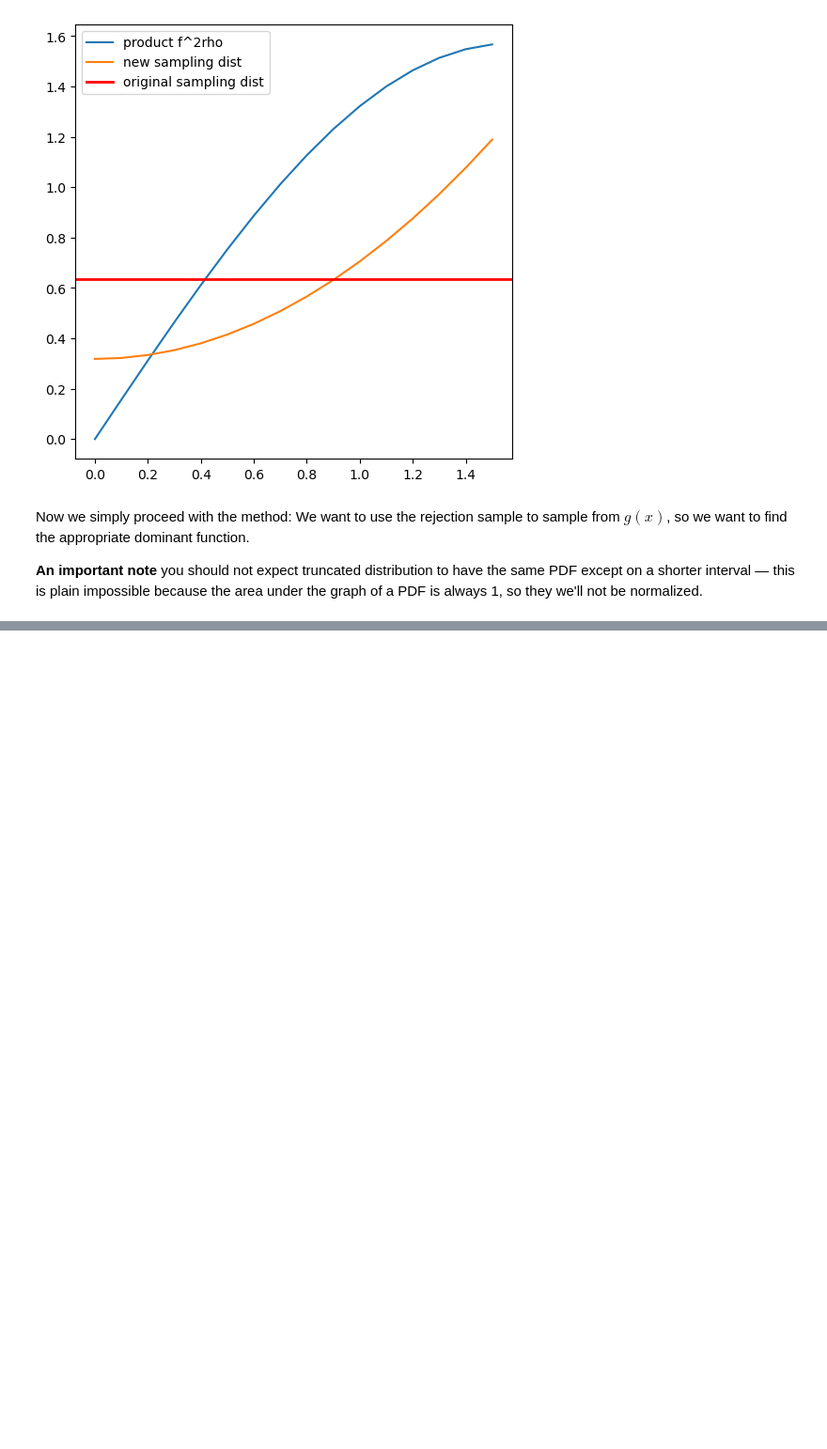
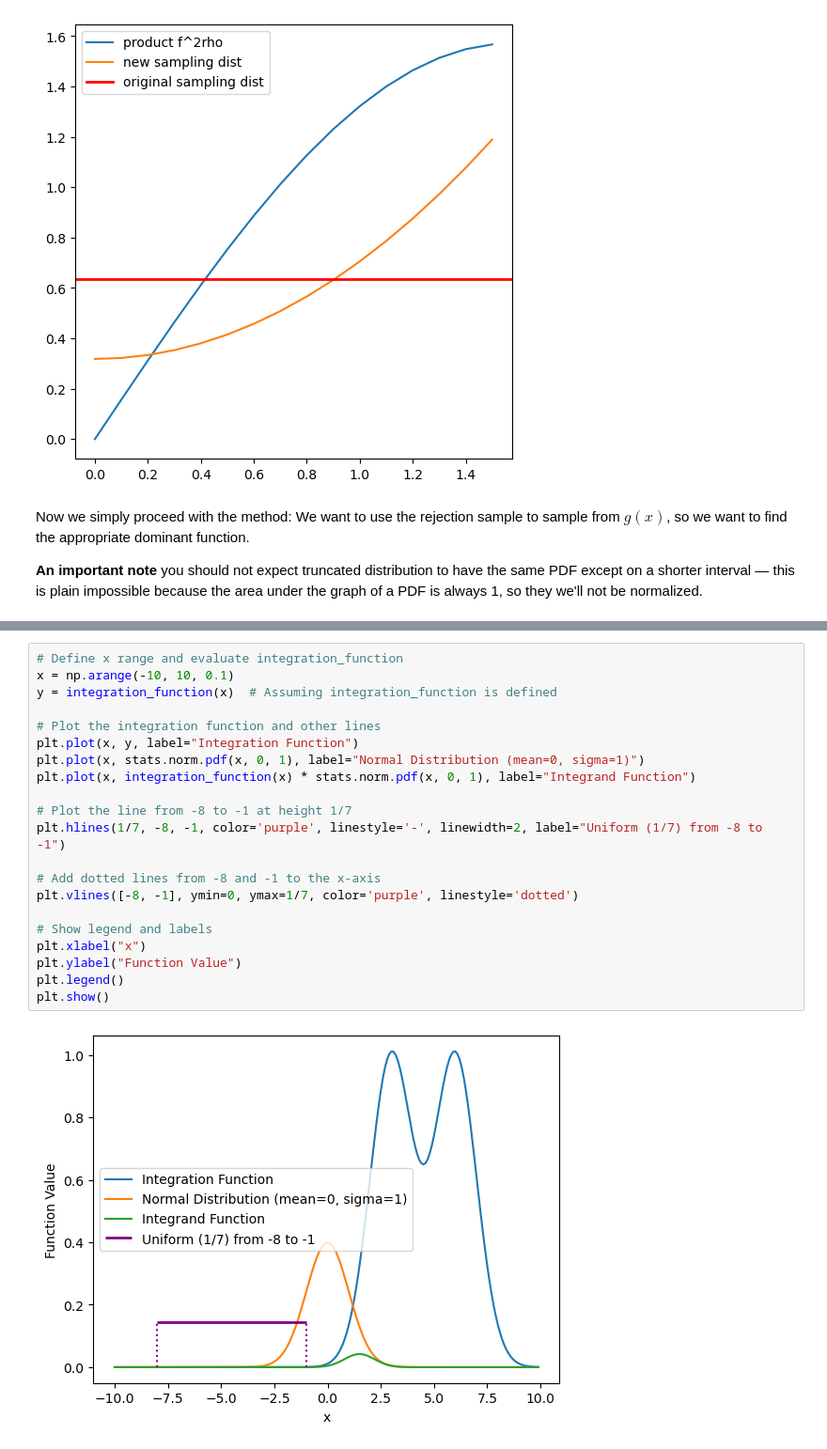
Before and after one commit to nunziatodamino/NMSM_2024, a Jupyter notebook: Block 1/Exercise 3 - Importance sampling.ipynb, the cells around one changed output, grey strips where cells are left out. Shown: that part at 94% size. Saved outputs shown, nothing was run; the diff lists cells and outputs as text; blank space fills up the shorter version.

```diff
--- a/Block 1/Exercise 3 - Importance sampling.ipynb
+++ b/Block 1/Exercise 3 - Importance sampling.ipynb
@@ -147,0 +225,23 @@ plt.show()
+# %%
+# Define x range and evaluate integration_function
+x = np.arange(-10, 10, 0.1)
+y = integration_function(x)  # Assuming integration_function is defined
+
+# Plot the integration function and other lines
+plt.plot(x, y, label="Integration Function")
+plt.plot(x, stats.norm.pdf(x, 0, 1), label="Normal Distribution (mean=0, sigma=1)")
+plt.plot(x, integration_function(x) * stats.norm.pdf(x, 0, 1), label="Integrand Function")
+
+# Plot the line from -8 to -1 at height 1/7
+plt.hlines(1/7, -8, -1, color='purple', linestyle='-', linewidth=2, label="Uniform (1/7) from -8 to -1")
+
+# Add dotted lines from -8 and -1 to the x-axis
+plt.vlines([-8, -1], ymin=0, ymax=1/7, color='purple', linestyle='dotted')
+
+# Show legend and labels
+plt.xlabel("x")
+plt.ylabel("Function Value")
+plt.legend()
+plt.show()
+# %% [output]
+[figure, added]
```
Also changed, not shown: parts of 8 cells of this notebook, 13 other files.
